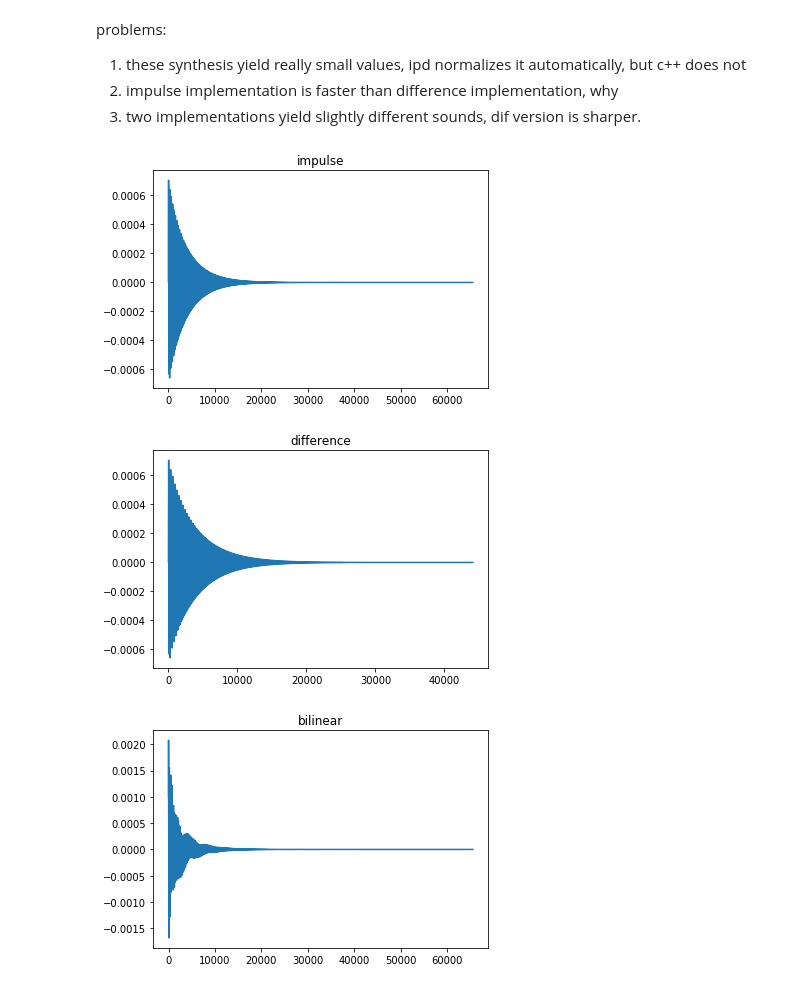
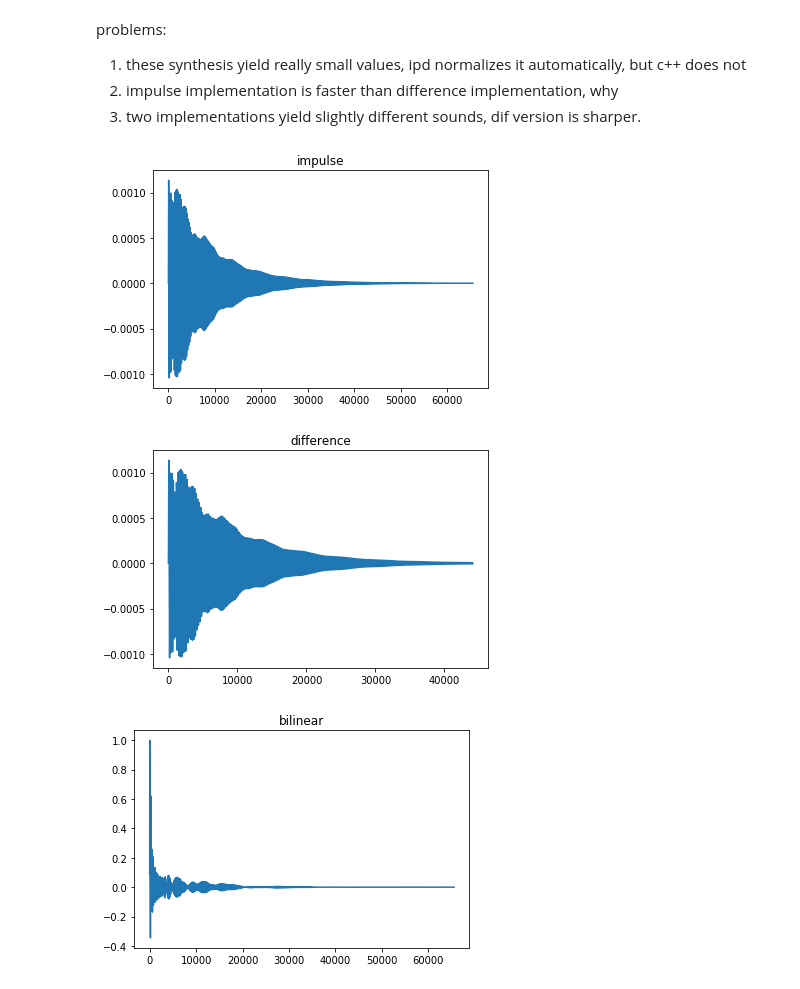
Before and after one commit to lylyhan/wave2shape, a Jupyter notebook: notebooks/forplugin.ipynb, the cells around one changed output. Drawn from its saved outputs; the diff is of its cells as text; code cells hidden in the pictures.

```diff
--- a/notebooks/forplugin.ipynb
+++ b/notebooks/forplugin.ipynb
@@ -24,7 +25,8 @@ ipd.Audio(y,rate=sr)
 [interactive output not drawn]
 # %%
 start_time = time.time()
-y_dif = ftm.getsounds_dif(10,10,w11,tau11,p,D,alpha,sr)
+y_dif = ftm.getsounds_dif(10,10,w11,tau11,p*2,D*2,alpha,sr)
 print("--- %s seconds ---" % (time.time() - start_time))
+dif_time = time.time() - start_time
 ipd.Audio(y_dif,rate=sr)
 # %% [output]
@@ -32 +34,7 @@ ipd.Audio(y_dif,rate=sr)
 [interactive output not drawn]
+# %%
+start_time = time.time()
+y_bil = ftm.getsounds_bil(10,10,w11,tau11,p*2,D*2,alpha,sr)
+print("--- %s seconds ---" % (time.time() - start_time))
+bil_time = time.time() - start_time
+ipd.Audio(y_bil[1:],rate=sr)
@@ -32,0 +44,17 @@ ipd.Audio(y_dif,rate=sr)
+# %%
+imps = []
+difs = []
+bils = []
+for i in range(20):
+    start_time = time.time()
+    y = ftm.getsounds_imp(10,10,w11,tau11,p*2,D*2,alpha,sr)
+    imp_time = time.time() - start_time
+    start_time = time.time()
+    y_dif = ftm.getsounds_dif(10,10,w11,tau11,p*2,D*2,alpha,sr)
+    dif_time = time.time() - start_time
+    start_time = time.time()
+    y_bil = ftm.getsounds_bil(10,10,w11,tau11,p*2,D*2,alpha,sr)
+    bil_time = time.time() - start_time
+    imps.append(imp_time)
+    difs.append(dif_time)
+    bils.append(bil_time)
@@ -33,6 +71,6 @@ ipd.Audio(y_dif,rate=sr)
 # %%
 start_time = time.time()
-y_bil = ftm.getsounds_bil(10,10,w11,tau11,p,D,alpha,sr)
+y_bil2 = ftm.getsounds_bil(10,10,w11,tau11,p*2,D,alpha,sr)
 print("--- %s seconds ---" % (time.time() - start_time))
-ipd.Audio(y_bil,rate=sr)
+ipd.Audio(y_bil2,rate=sr)
 # %% [output]
@@ -83,14 +113,14 @@ problems:
 # %%
 plt.plot(range(len(y)),y)
 plt.title('impulse')
 plt.figure(2)
 plt.plot(range(len(y_dif)),y_dif)
 plt.title('difference')
 plt.figure(3)
-plt.plot(range(len(y_bil)),y_bil)
+plt.plot(range(len(y_bil)),y_bil/max(y_bil))
 plt.title('bilinear')
 plt.show()
 # %% [output]
-[figure, old version]
+[figure, new version]
-[figure, old version]
+[figure, new version]
-[figure, old version]
+[figure, new version]
```
Also changed, not shown: parts of 7 cells of this notebook, 12 other files.
